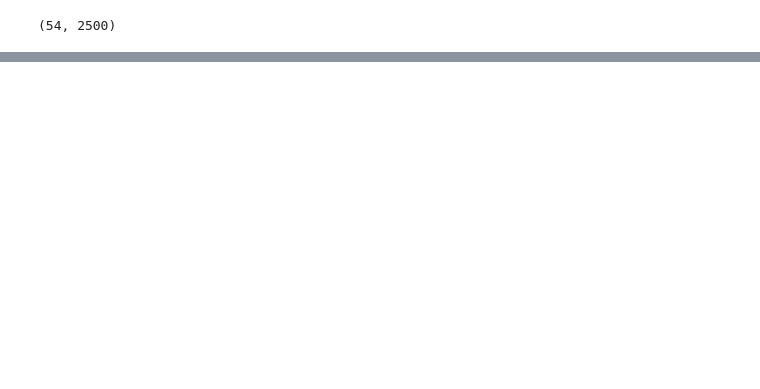
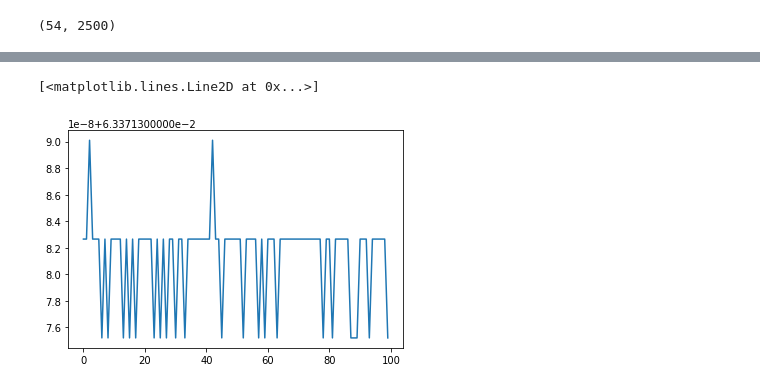
Before and after one commit to anmolcool007/Movement-Quality-Assessment, a Jupyter notebook: playground.ipynb, the cells around one changed output, grey strips where cells are left out. Saved outputs shown, nothing was run; the diff lists cells and outputs as text; code cells hidden in the pictures; blank space fills up the shorter version.

```diff
--- a/playground.ipynb
+++ b/playground.ipynb
@@ -46,7 +46,9 @@ print("x_val shape:", x_val.shape)
 (700, 2)
 x_val shape: (78, 2500, 2)
 # %%
-df = pd.read_excel("./KiMoRe/E_ID1/Es1/Label/ClinicalAssessment_E_ID1.xlsx")
+# df = pd.read_excel("./KiMoRe/E_ID1/Es1/Label/ClinicalAssessment_E_ID1.xlsx")
+# np.array(df).reshape((16,))
+# df
 po_val = []
 cf_val = []
 for ids in x_id:
@@ -56,11 +58,16 @@ for ids in x_id:
         print("problem in: ", ids)
     df = np.array(df).reshape((16,))
     po_val.append(df[6])
-    cf_val.append(df[1])
-po_val = np.asarray(po_val)
-cf_val = np.asarray(cf_val)
+    cf_val.append(df[11])
+po_val = np.asarray(po_val).astype(np.float64)
+cf_val = np.asarray(cf_val).astype(np.float64)
 print("shape of CF: ", cf_val.shape)
 print("shape of PO: ", po_val.shape)
+# print(po_val)
+for i in range(78):
+    if np.isnan(po_val[i]):
+        po_val[i] = 0
+print(po_val)
 # %% [output]
 shape of CF:  (78,)
 shape of PO:  (78,)
@@ -67,16 +87,21 @@ shape of PO:  (78,)
 # %%
 input1 = Input(shape = (None,), name = 'ip1')
-embed1 = layers.Embedding(64, 2501, mask_zero = True)(input1)
+embed1 = layers.Embedding(2501, 5, mask_zero = True)(input1)
 encoded_input1 = layers.LSTM(32)(embed1)
+
 input2 = Input(shape = (None,), name = 'ip2')
-embed2 = layers.Embedding(64, 2501)(input2)
+embed2 = layers.Embedding(2501, 5, mask_zero = True)(input2)
 encoded_input2 = layers.LSTM(32)(embed2)
-concatenated = layers.concatenate([encoded_input1, encoded_input2],
-axis=-1)
+# concatenated = layers.Average()([encoded_input1, encoded_input2])
+
+concatenated = layers.concatenate([encoded_input1, encoded_input2], axis = 1)
+print(concatenated.shape)
 output = layers.Dense(1,activation='softmax')(concatenated)
+
+
 model = Model([input1, input2], output);
-model.compile(optimizer='rmsprop',
-loss='categorical_crossentropy',
-metrics=['acc'],ver)
+model.compile(optimizer='adam',
+loss='mse',
+metrics=['acc'])
 model.summary()
 # %% [output]
@@ -137,0 +162,5 @@ Epoch 100/100
+# %%
+plt.plot(history.history['loss'])
+# %% [output]
+[<matplotlib.lines.Line2D at 0x...>]
+[figure, added]
```
Also changed, not shown: parts of 10 cells of this notebook.
